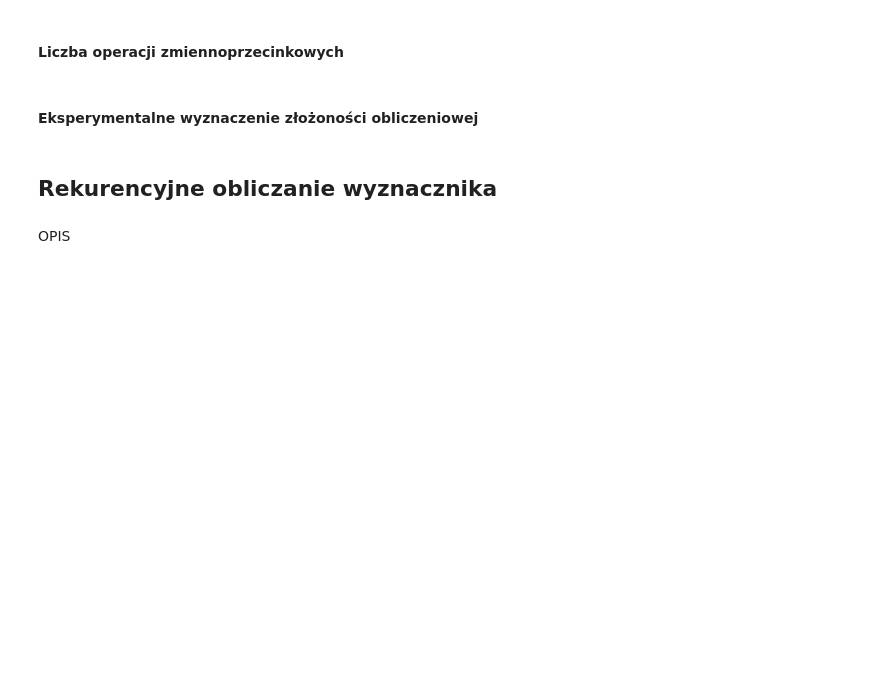
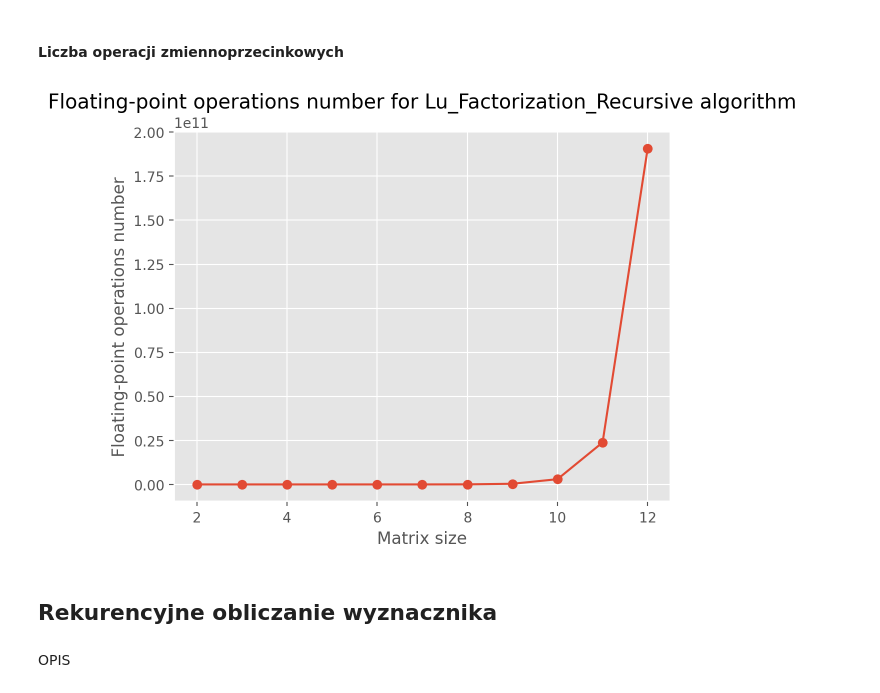
Before and after one commit to pklatka/matrix-algorithms-course, a Jupyter notebook: lab02/lab02.ipynb, the cells around one changed output. Drawn from its saved outputs; the diff is of its cells as text; code cells hidden in the pictures; blank space fills up the shorter version.

```diff
--- a/lab02/lab02.ipynb
+++ b/lab02/lab02.ipynb
@@ -185,7 +329,9 @@ Correct
 # %% [markdown]
 #### Liczba operacji zmiennoprzecinkowych
-# %% [markdown]
-#### Eksperymentalne wyznaczenie złożoności obliczeniowej
+# %%
+plot_flops(LU_factorization_recursive, test_matrices)
+# %% [output]
+[figure, added]
 # %% [markdown]
 ## Rekurencyjne obliczanie wyznacznika
 # %% [markdown]
```
Also changed, not shown: parts of 12 cells of this notebook.
